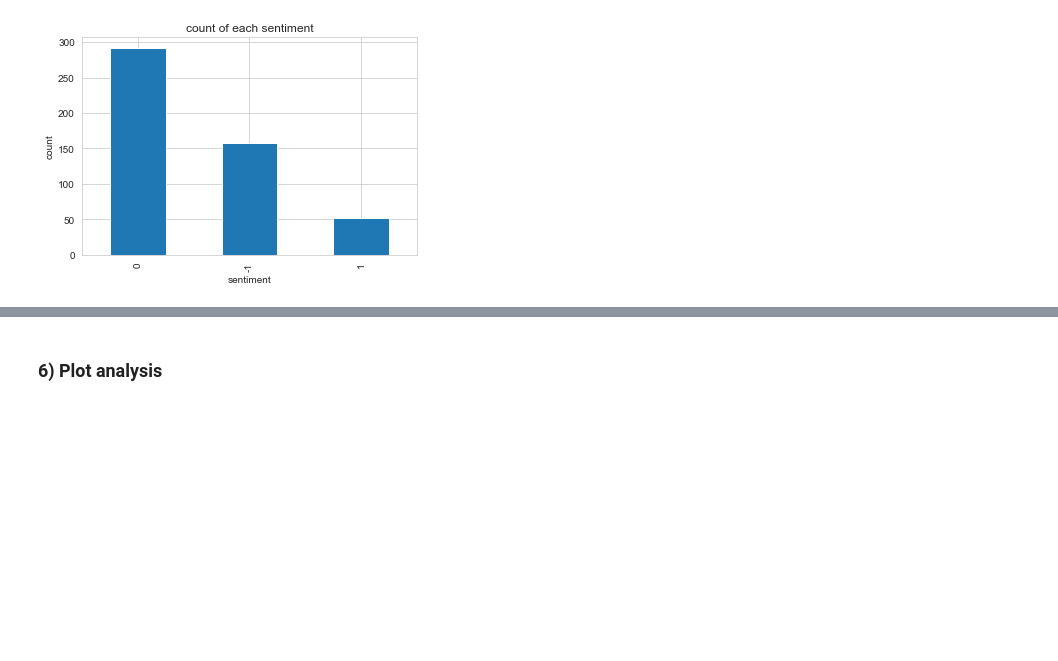
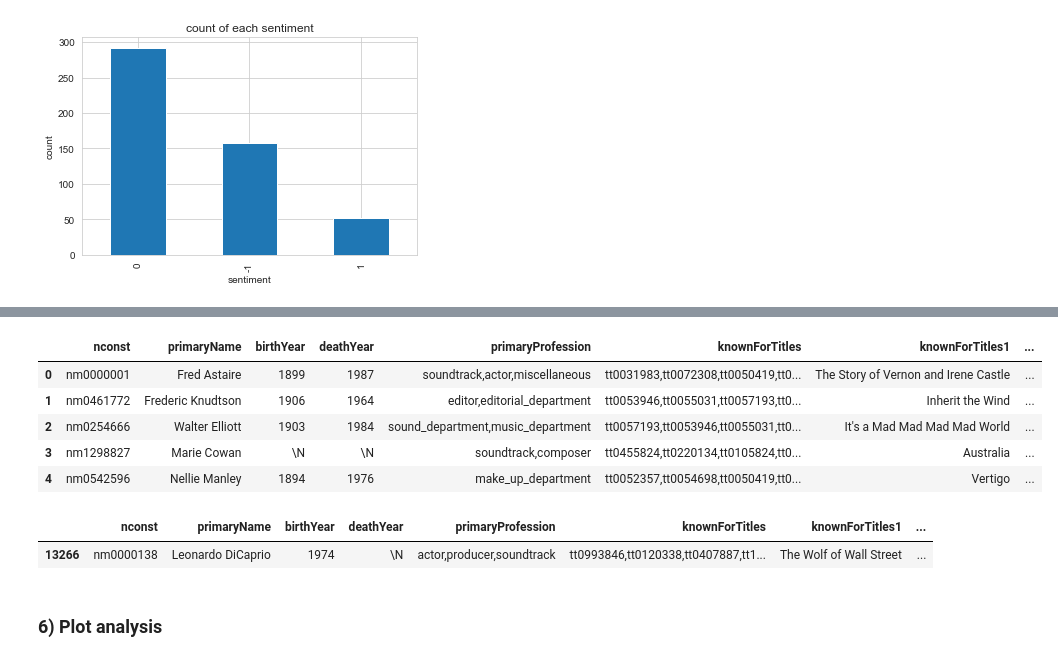
Before and after one commit to epfl-ada/ada-2022-project-pythonistrash, a Jupyter notebook: Milestone2.ipynb, the cells around one changed output, grey strips where cells are left out. Cells and saved outputs as stored; diff of their text form; code cells hidden in the pictures; blank space fills up the shorter version.

```diff
--- a/Milestone2.ipynb
+++ b/Milestone2.ipynb
@@ -810,0 +871,21 @@ character_to_type['sentiment'].value_counts().plot(kind='bar', xlabel= 'sentimen
+# %%
+def assign_known_title(index, actors_df, names_df):
+    actors_df = actors_df.merge(names_df, left_on="knownForTitles{}".format(index), right_on = 'tconst', how='inner')
+    actors_df["knownForTitles{}".format(index)] = actors_df['primaryTitle']
+    actors_df = actors_df.drop('tconst', axis=1)
+    actors_df = actors_df.drop('primaryTitle', axis=1)
+    return actors_df
+# %%
+imdb_actors_df = assign_known_title(1, imdb_actors_df, imdb_names_reduced_df)
+imdb_actors_df = assign_known_title(2, imdb_actors_df, imdb_names_reduced_df)
+imdb_actors_df = assign_known_title(3, imdb_actors_df, imdb_names_reduced_df)
+imdb_actors_df = assign_known_title(4, imdb_actors_df, imdb_names_reduced_df)
+# %%
+imdb_actors_df.head()
+# %% [output]
+|  | nconst | primaryName | birthYear | deathYear | primaryProfession | knownForTitles | knownForTitles1 | ... |
+| 0 | nm0000001 | Fred Astaire | 1899 | 1987 | soundtrack,actor,miscellaneous | tt0031983,tt0072308,tt0050419,tt0... | The Story of Vernon and Irene Castle | ... |
+| 1 | nm0461772 | Frederic Knudtson | 1906 | 1964 | editor,editorial_department | tt0053946,tt0055031,tt0057193,tt0... | Inherit the Wind | ... |
+| 2 | nm0254666 | Walter Elliott | 1903 | 1984 | sound_department,music_department | tt0057193,tt0053946,tt0055031,tt0... | It's a Mad Mad Mad Mad World | ... |
+| 3 | nm1298827 | Marie Cowan | \N | \N | soundtrack,composer | tt0455824,tt0220134,tt0105824,tt0... | Australia | ... |
+| 4 | nm0542596 | Nellie Manley | 1894 | 1976 | make_up_department | tt0052357,tt0054698,tt0050419,tt0... | Vertigo | ... |
@@ -811,2 +894,7 @@ character_to_type['sentiment'].value_counts().plot(kind='bar', xlabel= 'sentimen
+# %%
+result.head()
+# %% [output]
+|  | nconst | primaryName | birthYear | deathYear | primaryProfession | knownForTitles | knownForTitles1 | ... |
+| 13266 | nm0000138 | Leonardo DiCaprio | 1974 | \N | actor,producer,soundtrack | tt0993846,tt0120338,tt0407887,tt1... | The Wolf of Wall Street | ... |
 # %% [markdown]
 ### 6) Plot analysis
```
Also changed, not shown: parts of 13 cells of this notebook.
